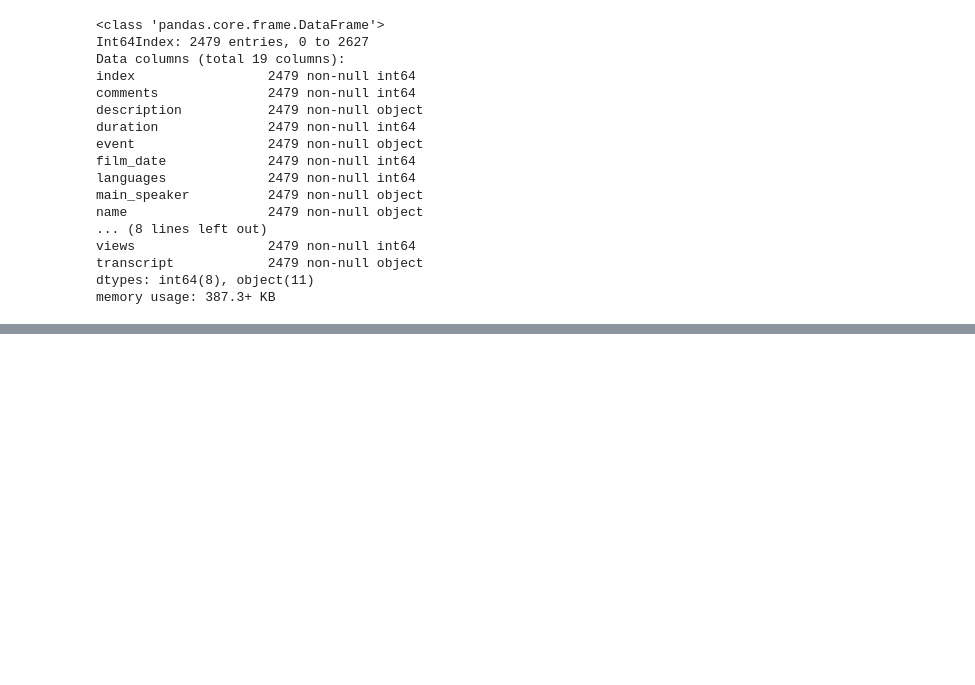
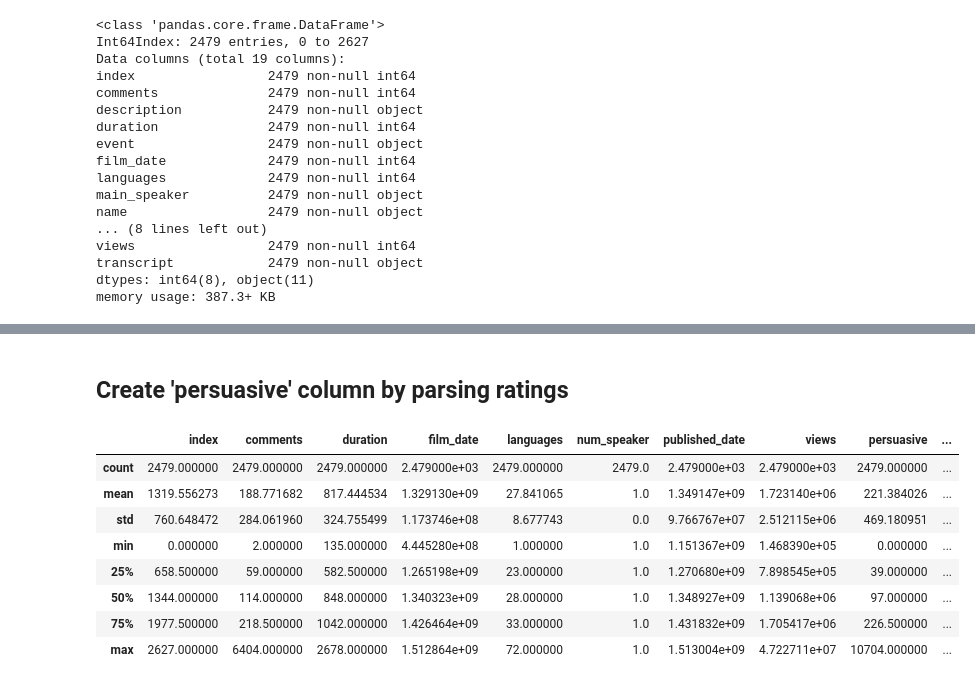
Before and after one commit to owentemple/TED-talks, a Jupyter notebook: EDA.ipynb, the cells around one changed output, grey strips where cells are left out. Saved outputs shown, nothing was run; the diff lists cells and outputs as text; code cells hidden in the pictures; blank space fills up the shorter version.

Commit message:
write functions to create audience rating columns and remove parenthetical expressions from transcript

```diff
--- a/EDA.ipynb
+++ b/EDA.ipynb
@@ -191,0 +240,2 @@ memory usage: 387.3+ KB
+# %%
+df = pd.read_excel(os.path.join(settings.PROCESSED_DIR, "all_with_transcript_edited.xls"), encoding="ISO-8859-1")
@@ -191,0 +262,40 @@ memory usage: 387.3+ KB
+# %% [markdown]
+## Create 'persuasive' column by parsing ratings
+# %%
+import ast
+
+def parse_ratings(x, label):
+    x = ast.literal_eval(x)
+    for row in x:
+        if row['name'] == label:
+            return int(row['count'])
+    else:
+        return 0
+
+
+def count_reaction(x, term):
+    return x.count(term)
+
+def create_new_columns():
+    # Create columns from ratings
+    df['persuasive'] = df['ratings'].apply(parse_ratings, args=('Persuasive',))
+    df['inspiring'] = df['ratings'].apply(parse_ratings, args=('Inspiring',))
+    df['unconvincing'] = df['ratings'].apply(parse_ratings, args=('Unconvincing',))
+    df['applause'] = df['transcript'].apply(count_audience_reaction, args=('(Applause)',))
+    df['laughter'] = df['transcript'].apply(count_audience_reaction, args=('(Laughter)',))
+    return df
+# %%
+import re
+df = create_new_columns()
+# %%
+df.describe()
+# %% [output]
+|  | index | comments | duration | film_date | languages | num_speaker | published_date | views | persuasive | ... |
+| count | 2479.000000 | 2479.000000 | 2479.000000 | 2.479000e+03 | 2479.000000 | 2479.0 | 2.479000e+03 | 2.479000e+03 | 2479.000000 | ... |
+| mean | 1319.556273 | 188.771682 | 817.444534 | 1.329130e+09 | 27.841065 | 1.0 | 1.349147e+09 | 1.723140e+06 | 221.384026 | ... |
+| std | 760.648472 | 284.061960 | 324.755499 | 1.173746e+08 | 8.677743 | 0.0 | 9.766767e+07 | 2.512115e+06 | 469.180951 | ... |
+| min | 0.000000 | 2.000000 | 135.000000 | 4.445280e+08 | 1.000000 | 1.0 | 1.151367e+09 | 1.468390e+05 | 0.000000 | ... |
+| 25% | 658.500000 | 59.000000 | 582.500000 | 1.265198e+09 | 23.000000 | 1.0 | 1.270680e+09 | 7.898545e+05 | 39.000000 | ... |
+| 50% | 1344.000000 | 114.000000 | 848.000000 | 1.340323e+09 | 28.000000 | 1.0 | 1.348927e+09 | 1.139068e+06 | 97.000000 | ... |
+| 75% | 1977.500000 | 218.500000 | 1042.000000 | 1.426464e+09 | 33.000000 | 1.0 | 1.431832e+09 | 1.705417e+06 | 226.500000 | ... |
+| max | 2627.000000 | 6404.000000 | 2678.000000 | 1.512864e+09 | 72.000000 | 1.0 | 1.513004e+09 | 4.722711e+07 | 10704.000000 | ... |
```
Also changed, not shown: parts of 10 cells of this notebook, 3 other files.
